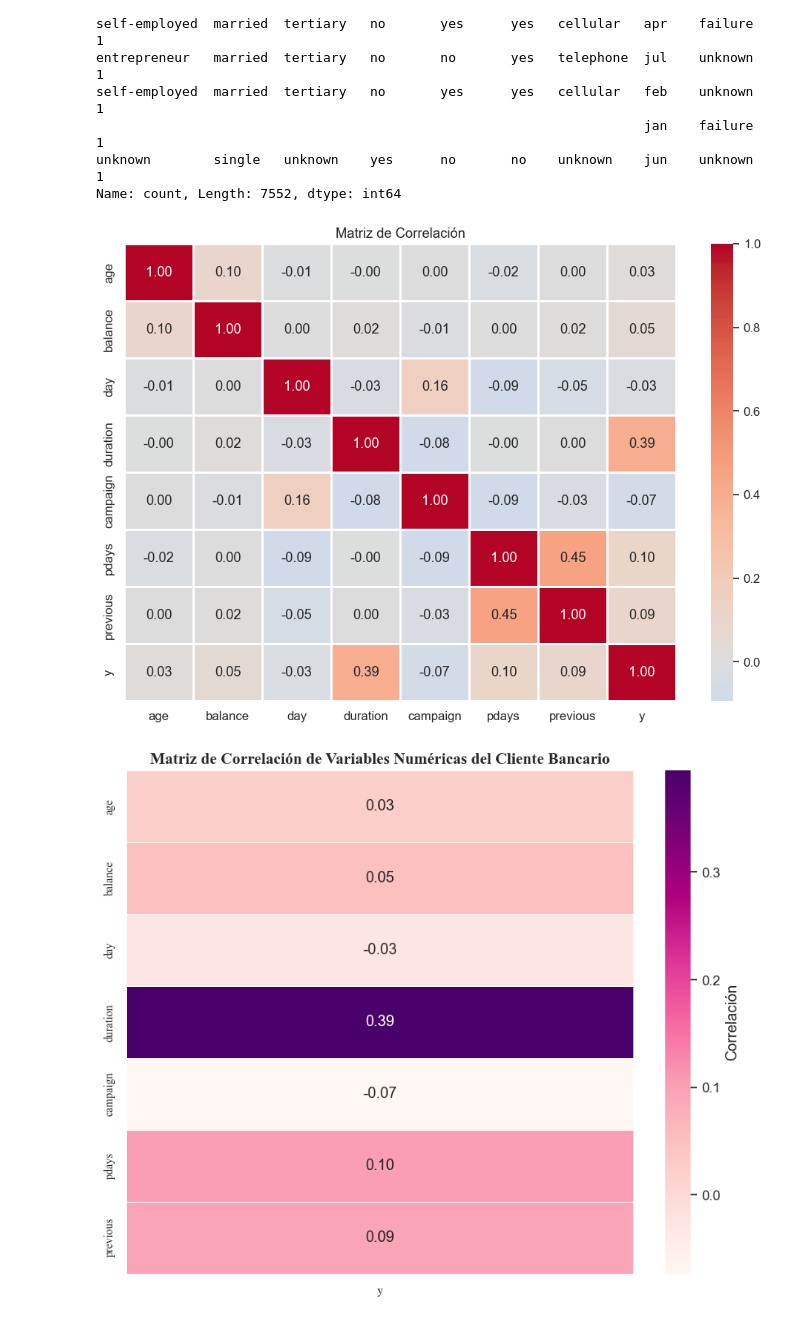
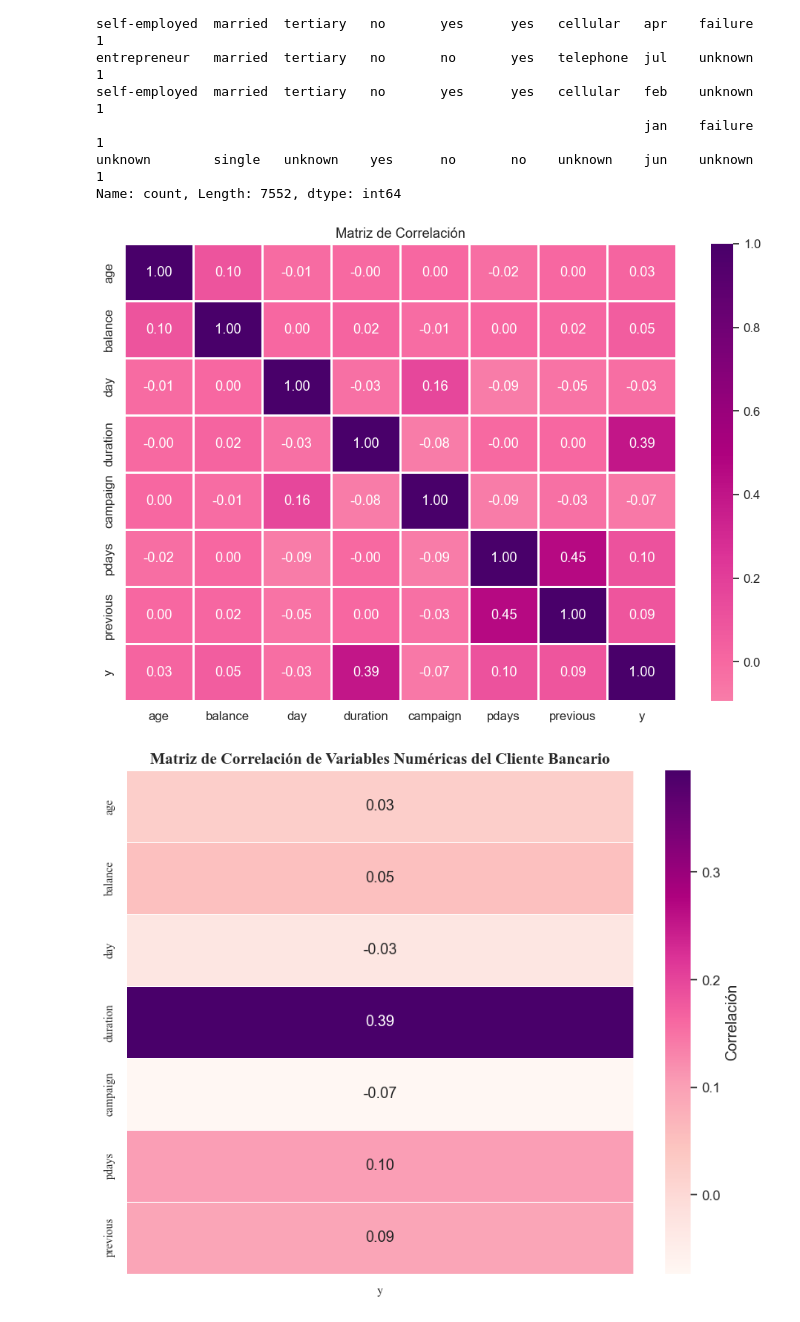
Before and after one commit to cflorido/banking-subscription-prediction, a Jupyter notebook: AnalisisDatos.ipynb, the cells around one changed output. Cells and saved outputs as stored; diff of their text form; code cells hidden in the pictures.

```diff
--- a/AnalisisDatos.ipynb
+++ b/AnalisisDatos.ipynb
@@ -234,20 +234,20 @@ Name: count, Length: 7552, dtype: int64
 # %%
 import matplotlib.pyplot as plt
 import seaborn as sns
 
 # Selección de variables numéricas para la matriz de correlación
 numeric_vars = df.select_dtypes(include='number')
 
 # Cálculo de la matriz de correlación
 correlation_matrix = numeric_vars.corr()
 
 # Configuración de la visualización
 plt.figure(figsize=(12, 8))
-sns.heatmap(correlation_matrix, annot=True, cmap="coolwarm", center=0, linewidths=1, linecolor='white', fmt=".2f")
+sns.heatmap(correlation_matrix, annot=True, cmap="RdPu", center=0, linewidths=1, linecolor='white', fmt=".2f")
 plt.title("Matriz de Correlación")
 plt.show()
 # %% [output]
-[figure, old version]
+[figure, new version]
 # %%
 import matplotlib.pyplot as plt
 import seaborn as sns
```
Also changed, not shown: parts of 4 cells of this notebook.
